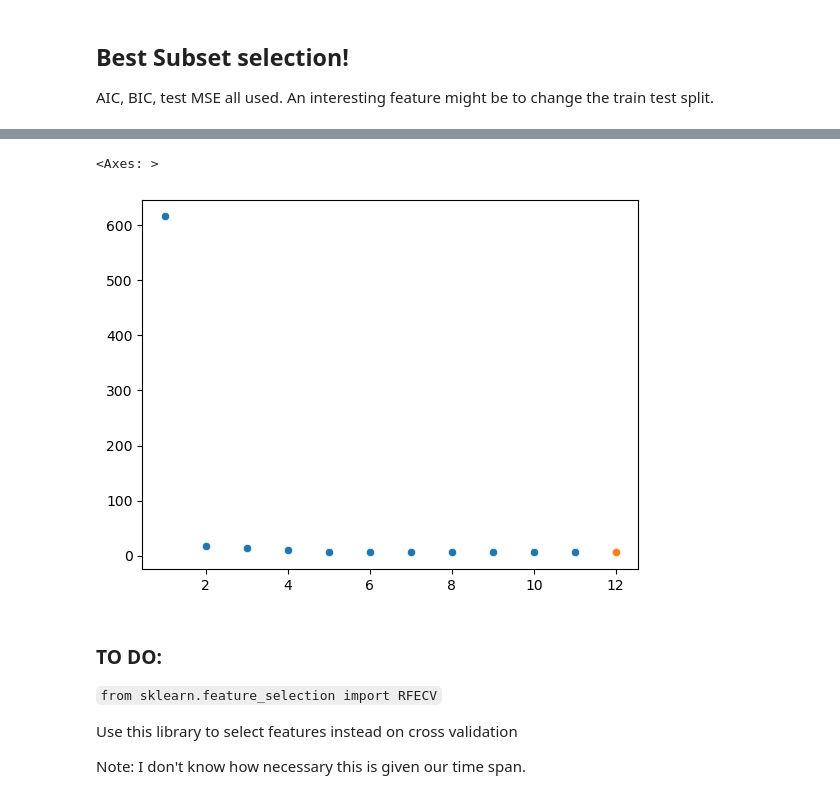
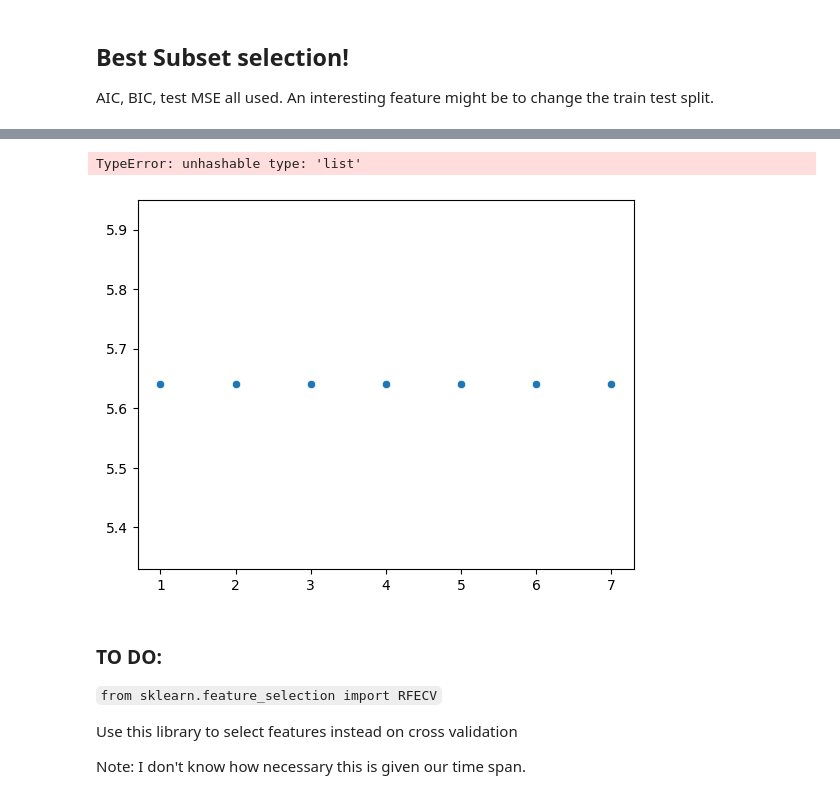
Before and after one commit to ekg-21/econ3203_Y, a Jupyter notebook: model_template.ipynb, the cells around one changed output, grey strips where cells are left out. Drawn from its saved outputs; the diff is of its cells as text; code cells hidden in the pictures.

Commit message:
model update

```diff
--- a/model_template.ipynb
+++ b/model_template.ipynb
@@ -40,8 +32,3 @@ X = data.drop(columns=['Withdraw'])
 X.columns
 # %% [output]
 Index(['Shops', 'ATMs', 'Downtown', 'Weekday', 'Center', 'High'], dtype='object')
-# %%
-# Standardise the continous data columns!
-columns_to_scale = ['ATMs', 'Shops']
-X[columns_to_scale] = StandardScaler().fit_transform(X[columns_to_scale])
-X.head()
@@ -90,7 +95,7 @@ The following example adds combination variables split on downtown.
 # %%
 X_temp = X.drop(columns=['Downtown']).mul(X['Downtown'], axis=0).rename(columns={'Shops': "Shops_DT", 'ATMs': "ATMs_DT", 'Weekday': "Weekday__DT", 'Center': 'Center_DT', 'High': "High_DT"})
 # %%
-X = pd.concat([X_temp,X], axis=1)
-X.head()
+X_new = pd.concat([X_temp,X], axis=1)
+X_new.head()
 # %% [output]
 |  | Shops_DT | ATMs_DT | Weekday__DT | Center_DT | High_DT | Shops | ATMs | Downtown | Weekday | Center | ... |
@@ -131,22 +190,6 @@ Notes:
 
 AIC, BIC, test MSE all used. An interesting feature might be to change the train test split.
 # %%
-data = pd.concat([y,X], axis=1)
-
-# # Train and test sets
-# train = data.sample(frac=0.8, random_state=1)
-# test = data[data.index.isin(train.index)==False]
-
-X_train, X_test, y_train, y_test = train_test_split(
-    X,                  # Features
-    y,                  # Target variable
-    test_size=0.2,      # 20% for testing, 80% for training
-    random_state=42     # Set for reproducibility
-)
-
-train = pd.concat([y_train,X_train], axis=1)
-test = pd.concat([y_test,X_test], axis=1)
-
 # Initialize lists to store metrics
 aic = []
 bic = []
@@ -160,10 +203,10 @@ count = 1
 
 # Null model with just the intercept
 formula = 'Withdraw ~ 1'
-model = ols(formula, data=data).fit()
+model = ols(formula, data=train).fit()
 aic.append(model.aic)
 bic.append(model.bic)
-test_mse.append(comp_test_mse(model, test))
+test_mse.append(comp_mse(model, test))
 p.append(1)
 
 # Initialize best metrics with the null model
@@ -177,16 +220,16 @@ best_test_mse = test_mse[-1]
 best_model_test_mse = formula
 
 # Iterate over all combinations of predictors
-for i in range(1, len(X.columns) + 1):
+for i in range(1, len(X_train.columns) + 1):
 
     # Reintialise best_train_mse for each i
     best_train_mse = np.inf
 
-    for combo in itertools.combinations(X.columns, i):
+    for combo in itertools.combinations(X_train.columns, i):
         # Create the model formula
         formula = f'Withdraw ~ {" + ".join(combo)}'
-        model = ols(formula, data=data).fit()
-        train_mse = np.mean(model.resid ** 2)
+        model = ols(formula, data=train).fit()
+        train_mse = comp_mse(model, train)
 
         # Store the AIC, BIC, and number of parameters using append
         aic.append(model.aic)
@@ -214,7 +257,7 @@ for i in range(1, len(X.columns) + 1):
             best_train_mse = train_mse
 
     # once the best set was found for given i compute test mse
-    test_mse.append(comp_test_mse(best_model_fit_train_mse, test))
+    test_mse.append(comp_mse(best_model_fit_train_mse, test))
 
     # Update best model based on test_mse if current model is better
     if test_mse[-1] < best_test_mse:
@@ -255,9 +298,9 @@ sns.scatterplot(x=[best_p_bic], y=[best_bic]) # note here we plot just one point
 # %%
-sns.scatterplot(x=range(1, len(X.columns) + 2),y=test_mse)
-sns.scatterplot(x=[best_p_test], y=[best_test_mse]) # note here we plot just one point, but we need to pass is as list, hence the []
+sns.scatterplot(x=range(1, len(X.columns) + 2),y=best_test_mse)
+sns.scatterplot(x=[best_p_test], y=[test_mse]) # note here we plot just one point, but we need to pass is as list, hence the []
 # %% [output]
-<Axes: >
+TypeError: unhashable type: 'list'
-[figure, old version]
+[figure, new version]
 # %% [markdown]
 ### TO DO:
 
```
Also changed, not shown: parts of 15 cells of this notebook.
